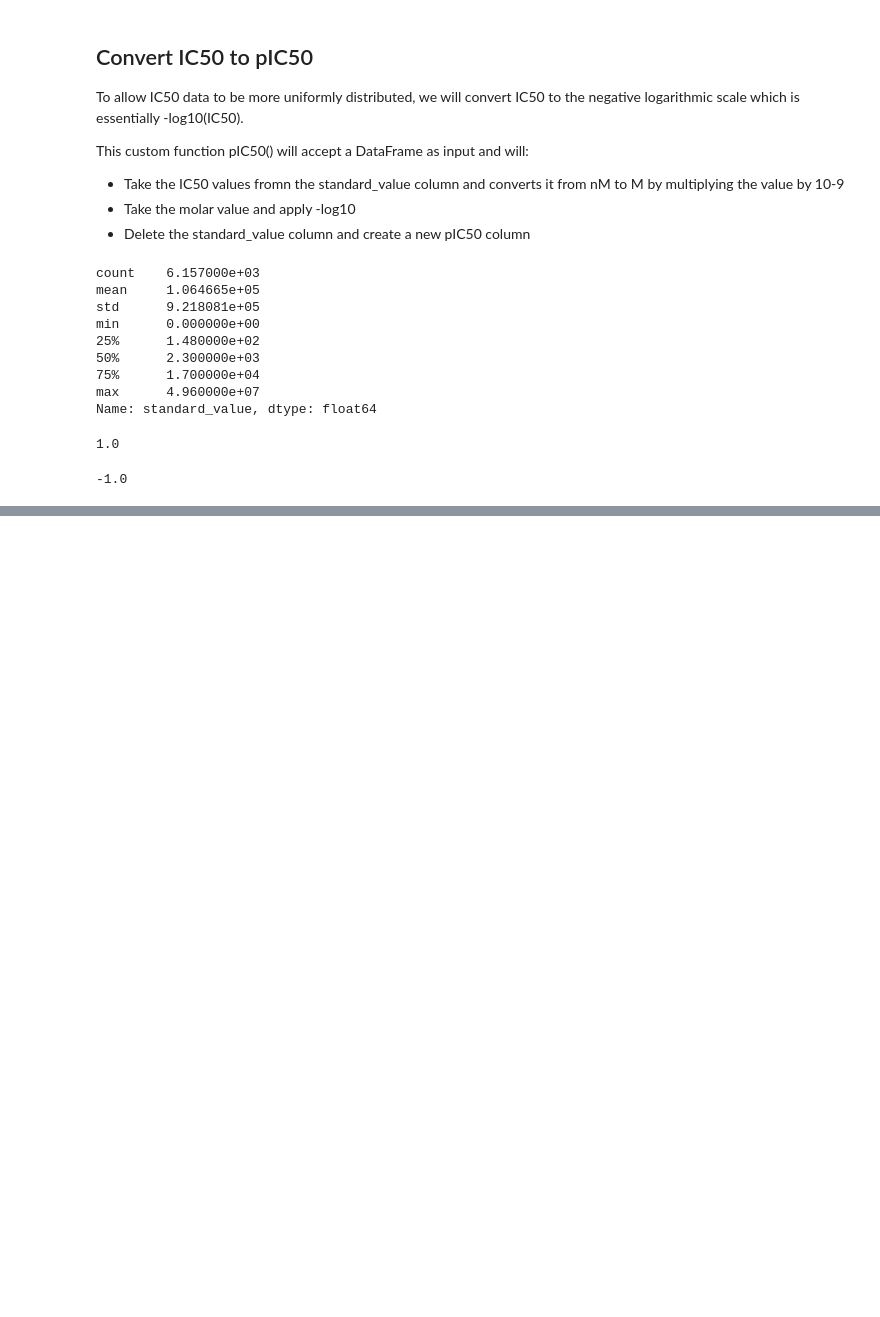
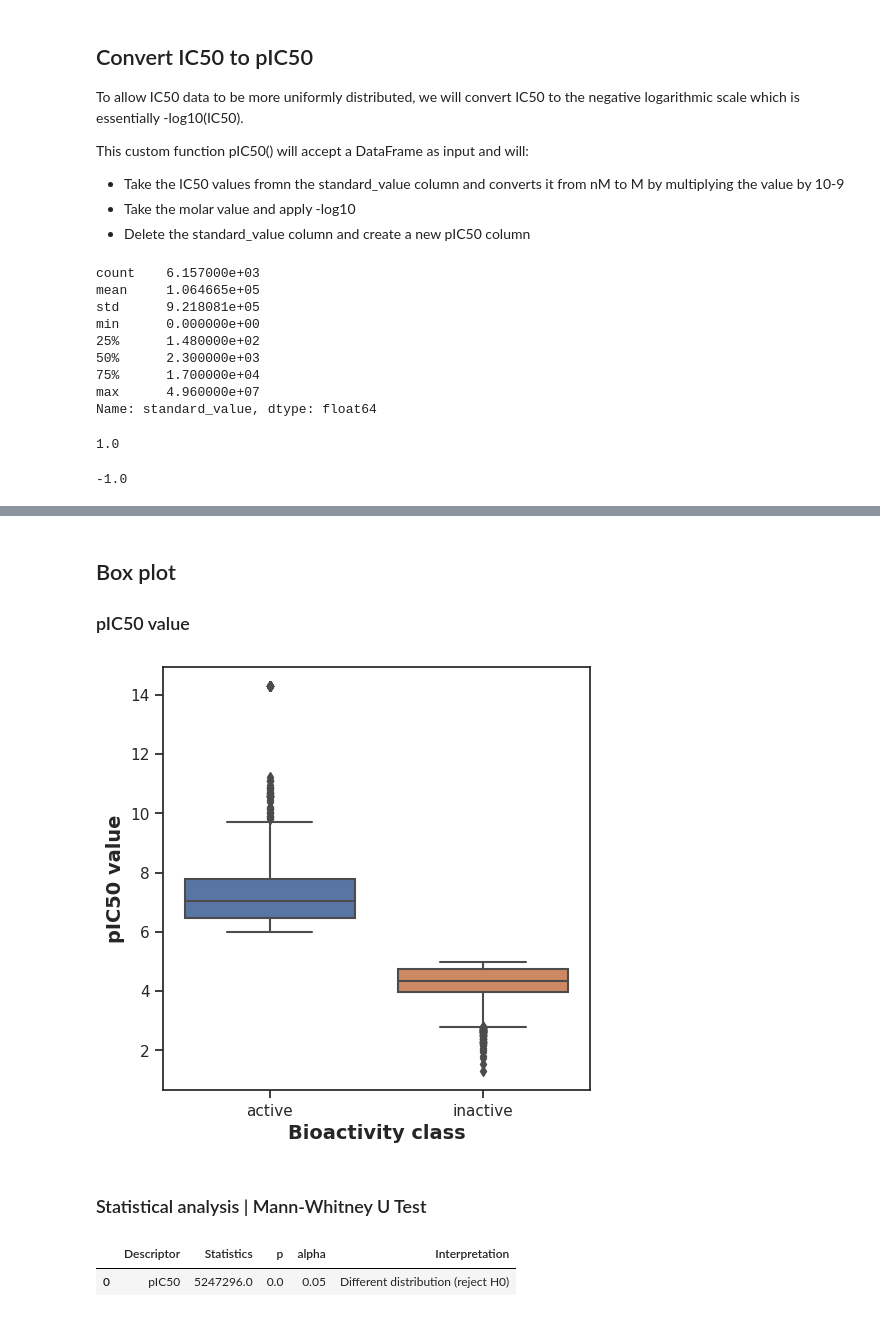
Before and after one commit to DeokhyeonYoon/Practice_for_DrugDiscovery, a Jupyter notebook: DataProfessor_tutorial/tutorial_2.ipynb, the cells around one changed output, grey strips where cells are left out. Saved outputs shown, nothing was run; the diff lists cells and outputs as text; code cells hidden in the pictures; blank space fills up the shorter version.

```diff
--- a/DataProfessor_tutorial/tutorial_2.ipynb
+++ b/DataProfessor_tutorial/tutorial_2.ipynb
@@ -232,0 +344,17 @@ TypeError: DataFrame.drop() takes from 1 to 2 positional arguments but 3 were gi
+# %% [markdown]
+## Box plot
+
+### pIC50 value
+# %%
+plt.figure(figsize=(5.5, 5.5))
+
+sns.boxplot(x = 'class', y = 'pIC50', data = df_2class)
+
+plt.xlabel('Bioactivity class', fontsize=14, fontweight='bold')
+plt.ylabel('pIC50 value', fontsize=14, fontweight='bold')
+
+plt.savefig('plot_ic50.pdf')
+# %% [output]
+[figure, added]
+# %% [markdown]
+### Statistical analysis | Mann-Whitney U Test
@@ -232,0 +402,5 @@ TypeError: DataFrame.drop() takes from 1 to 2 positional arguments but 3 were gi
+# %%
+mannwhitney("pIC50")
+# %% [output]
+|  | Descriptor | Statistics | p | alpha | Interpretation |
+| 0 | pIC50 | 5247296.0 | 0.0 | 0.05 | Different distribution (reject H0) |
```
Also changed, not shown: parts of 33 cells of this notebook, 20 other files.
